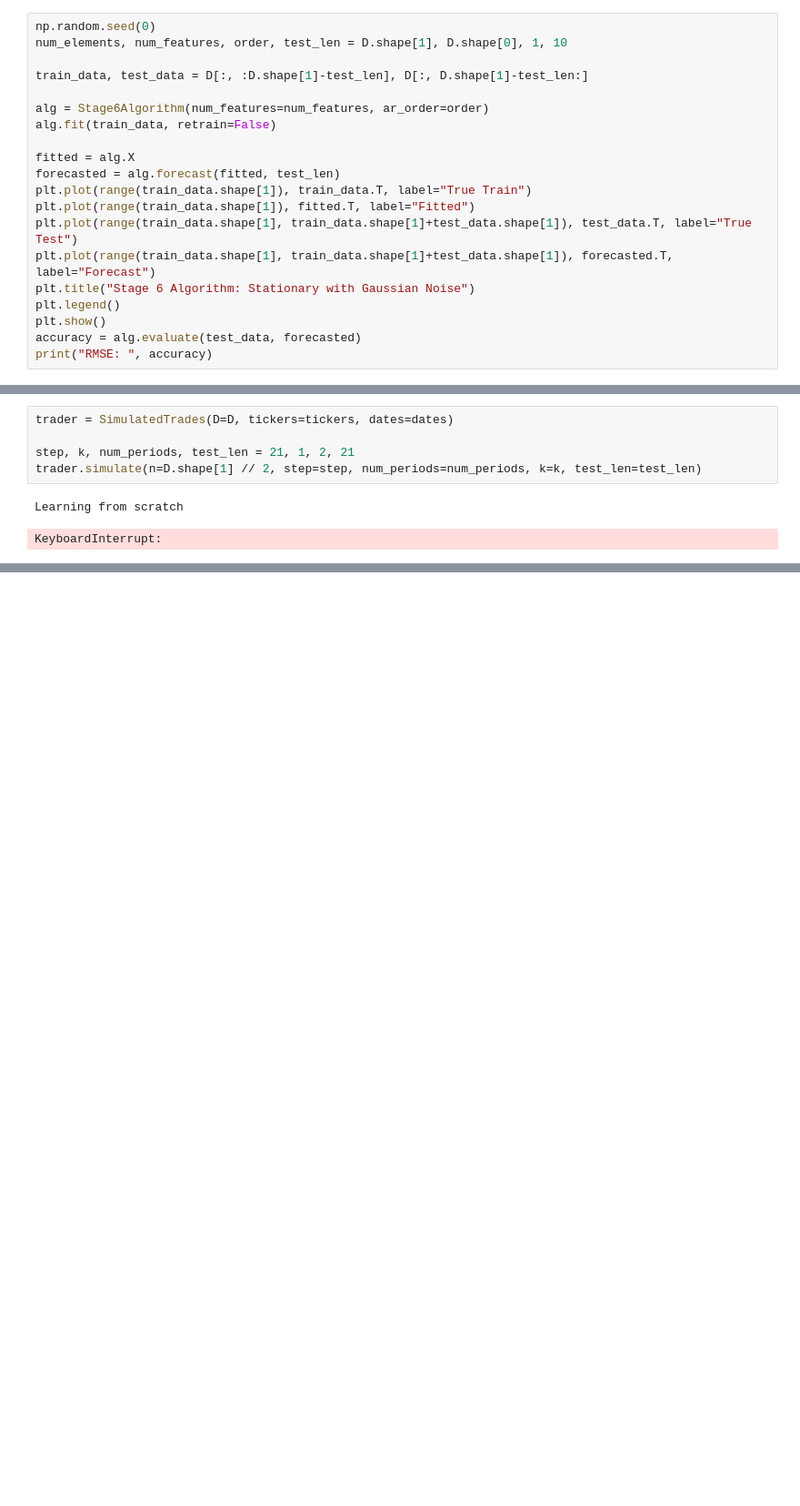
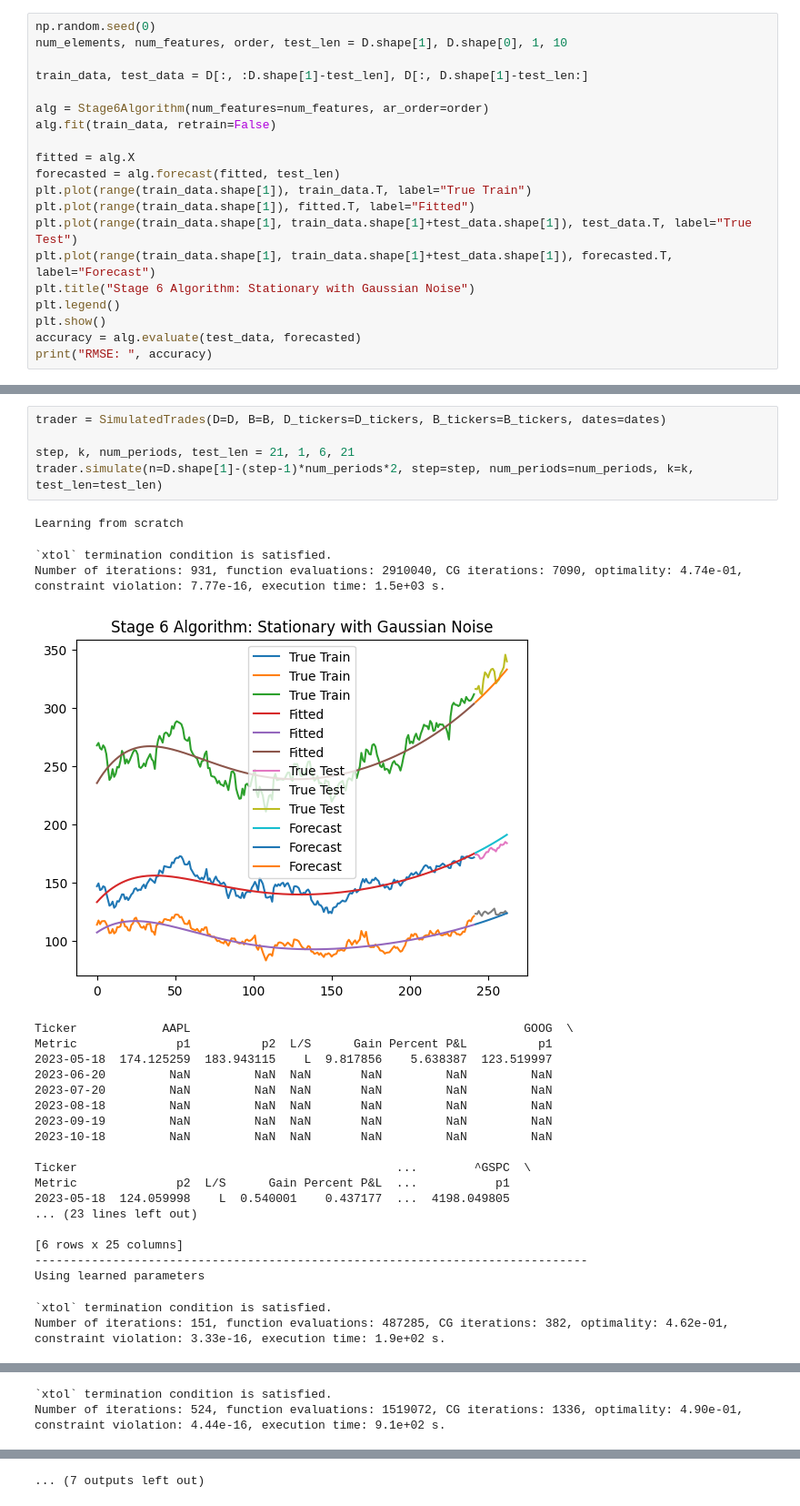
Before and after one commit to chrischris531/fyp, a Jupyter notebook: stage_6_algorithm_notebook.ipynb, the cells around one changed output, grey strips where cells are left out. Shown: that part at 91% size. Saved outputs shown, nothing was run; the diff lists cells and outputs as text; blank space fills up the shorter version.

```diff
--- a/stage_6_algorithm_notebook.ipynb
+++ b/stage_6_algorithm_notebook.ipynb
@@ -395,8 +452,29 @@ Date
 # %%
-trader = SimulatedTrades(D=D, tickers=tickers, dates=dates)
+trader = SimulatedTrades(D=D, B=B, D_tickers=D_tickers, B_tickers=B_tickers, dates=dates)
 
-step, k, num_periods, test_len = 21, 1, 2, 21
-trader.simulate(n=D.shape[1] // 2, step=step, num_periods=num_periods, k=k, test_len=test_len)
+step, k, num_periods, test_len = 21, 1, 6, 21
+trader.simulate(n=D.shape[1]-(step-1)*num_periods*2, step=step, num_periods=num_periods, k=k, test_len=test_len)
 # %% [output]
 Learning from scratch
-KeyboardInterrupt:
+`xtol` termination condition is satisfied.
+Number of iterations: 931, function evaluations: 2910040, CG iterations: 7090, optimality: 4.74e-01, constraint violation: 7.77e-16, execution time: 1.5e+03 s.
+[figure, added]
+Ticker            AAPL                                               GOOG  \
+Metric              p1          p2  L/S      Gain Percent P&L          p1
+2023-05-18  174.125259  183.943115    L  9.817856    5.638387  123.519997
+2023-06-20         NaN         NaN  NaN       NaN         NaN         NaN
+2023-07-20         NaN         NaN  NaN       NaN         NaN         NaN
+2023-08-18         NaN         NaN  NaN       NaN         NaN         NaN
+2023-09-19         NaN         NaN  NaN       NaN         NaN         NaN
+2023-10-18         NaN         NaN  NaN       NaN         NaN         NaN
+
+Ticker                                             ...        ^GSPC  \
+Metric              p2  L/S      Gain Percent P&L  ...           p1
+2023-05-18  124.059998    L  0.540001    0.437177  ...  4198.049805
+... (23 lines left out)
+
+[6 rows x 25 columns]
+------------------------------------------------------------------------------
+Using learned parameters
+`xtol` termination condition is satisfied.
+Number of iterations: 151, function evaluations: 487285, CG iterations: 382, optimality: 4.62e-01, constraint violation: 3.33e-16, execution time: 1.9e+02 s.
@@ -402,0 +499,2 @@ KeyboardInterrupt:
+`xtol` termination condition is satisfied.
+Number of iterations: 524, function evaluations: 1519072, CG iterations: 1336, optimality: 4.90e-01, constraint violation: 4.44e-16, execution time: 9.1e+02 s.
@@ -402,0 +522 @@ KeyboardInterrupt:
+... (7 outputs left out)
```
Also changed, not shown: parts of 11 cells of this notebook.
